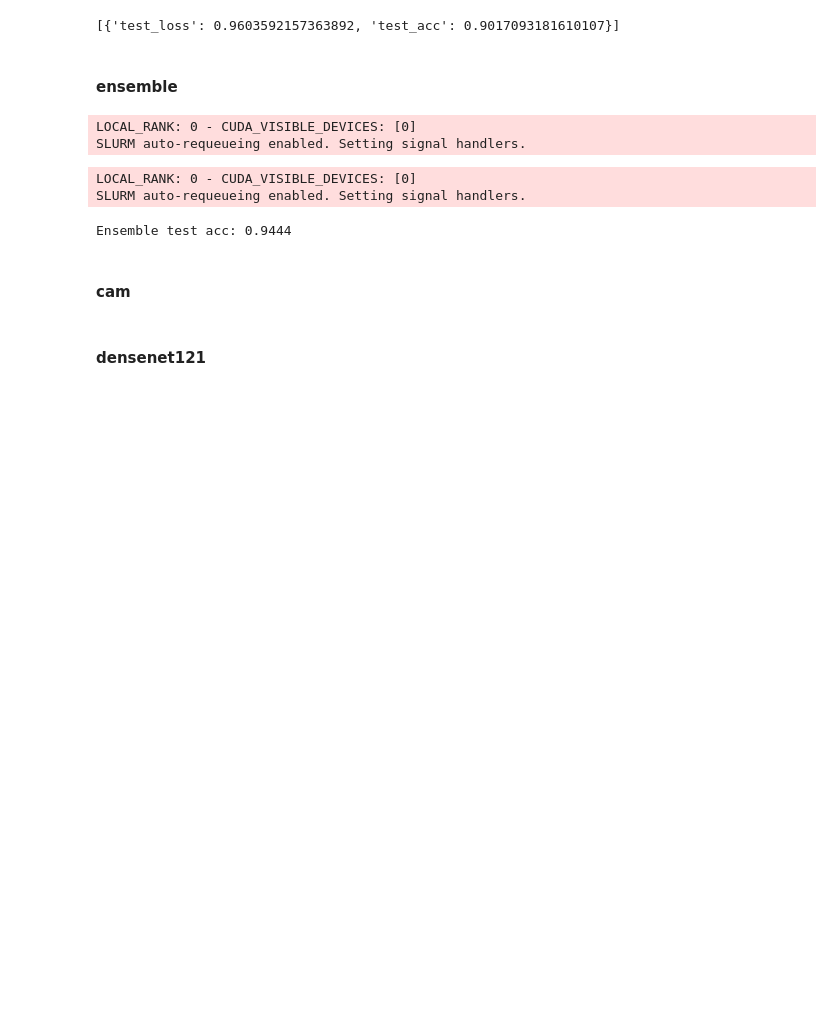
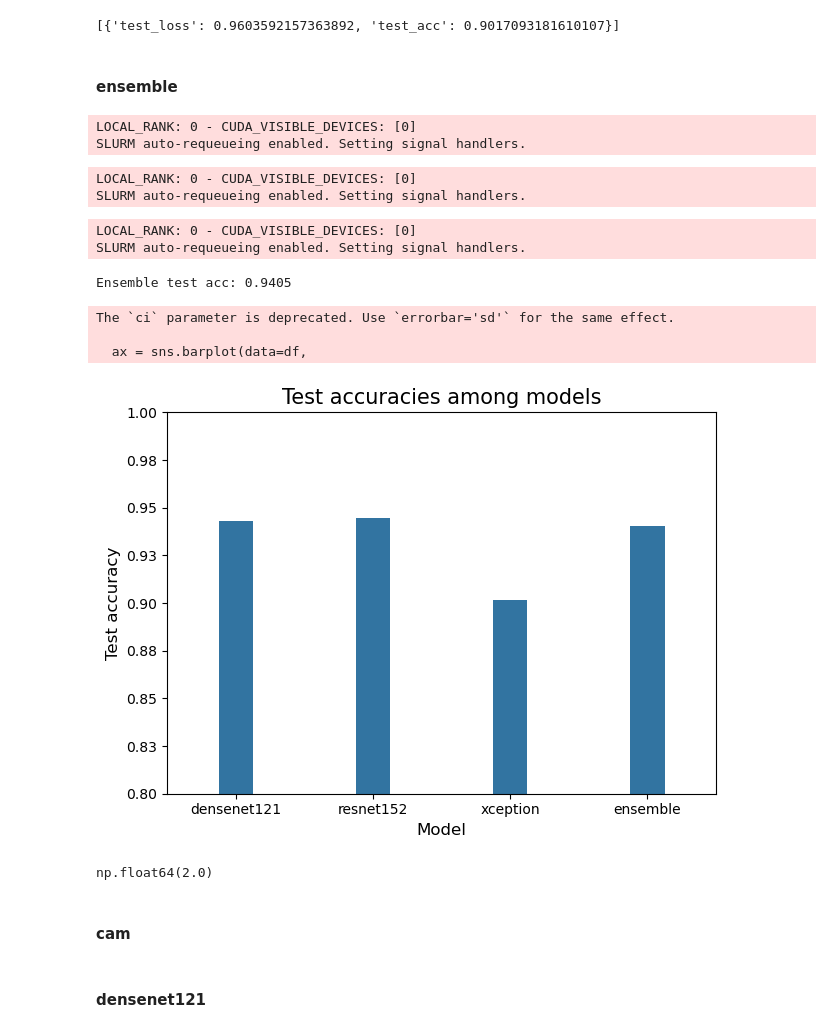
Before and after one commit to zhaizhongyuan/chexpert, a Jupyter notebook: cnn.ipynb, the cells around one changed output. Drawn from its saved outputs; the diff is of its cells as text; code cells hidden in the pictures; blank space fills up the shorter version.

```diff
--- a/cnn.ipynb
+++ b/cnn.ipynb
@@ -158,8 +159,8 @@ SLURM auto-requeueing enabled. Setting signal handlers.
 # %% [markdown]
 #### ensemble
 # %%
-models = [densenet121_model, resnet152_model]
-datamodules = [densenet121_data, resnet152_data]
+models = [densenet121_model, resnet152_model, xception_model]
+datamodules = [densenet121_data, resnet152_data, xception_data]
 
 acc = ensemble_pred(models, datamodules, trainer)
 # %% [output]
@@ -167,7 +168,58 @@ LOCAL_RANK: 0 - CUDA_VISIBLE_DEVICES: [0]
 SLURM auto-requeueing enabled. Setting signal handlers.
 LOCAL_RANK: 0 - CUDA_VISIBLE_DEVICES: [0]
 SLURM auto-requeueing enabled. Setting signal handlers.
-Ensemble test acc: 0.9444
+LOCAL_RANK: 0 - CUDA_VISIBLE_DEVICES: [0]
+SLURM auto-requeueing enabled. Setting signal handlers.
+Ensemble test acc: 0.9405
+# %%
+import seaborn as sns
+import numpy as np
+import pandas as pd
+import matplotlib.pyplot as plt
+
+# ─── Create some example data ────────────────────────────────────────────────
+rng = np.random.default_rng(seed=42)
+df = pd.DataFrame({
+    'Model': np.array(['densenet121','resnet152','xception', 'ensemble']),
+    'Test accuracy': np.array([
+        0.9432234764099121,
+        0.9447497725486755,
+        0.9017093181610107,
+        0.9405
+    ])
+})
+
+# # ─── Plot with standard‐deviation error bars ─────────────────────────────────
+# For seaborn < 0.12:
+ax = sns.barplot(data=df,
+            x='Model',
+            y='Test accuracy',
+            ci='sd',
+            width=0.25)               # use 'sd' instead of default 95% CI
+
+# If you have seaborn ≥ 0.12 you can also write:
+# sns.barplot(data=df, x='category', y='value',
+#             estimator=np.mean,
+#             errorbar=('sd', 1))   # ('sd', 1) means ±1 standard deviation
+ax.set_ylim(0.8, 1)
+plt.xlabel('Model', fontsize=12)
+plt.ylabel('Test accuracy', fontsize=12)
+ticks = np.arange(0.8, 1.01, 0.025)
+labels = [f"{t:.2f}" for t in ticks]
+plt.yticks(np.arange(0.8, 1.01, 0.025), labels)
+plt.title('Test accuracies among models', fontsize=15)
+plt.tight_layout()
+plt.savefig('test_accu.png', dpi=300)
+plt.show()
+# %% [output]
+The `ci` parameter is deprecated. Use `errorbar='sd'` for the same effect.
+
+  ax = sns.barplot(data=df,
+[figure, added]
+# %%
+np.average((1, 2, 3))
+# %% [output]
+np.float64(2.0)
 # %% [markdown]
 #### cam
 # %%
```
Also changed, not shown: parts of 2 cells of this notebook, 16 other files.
